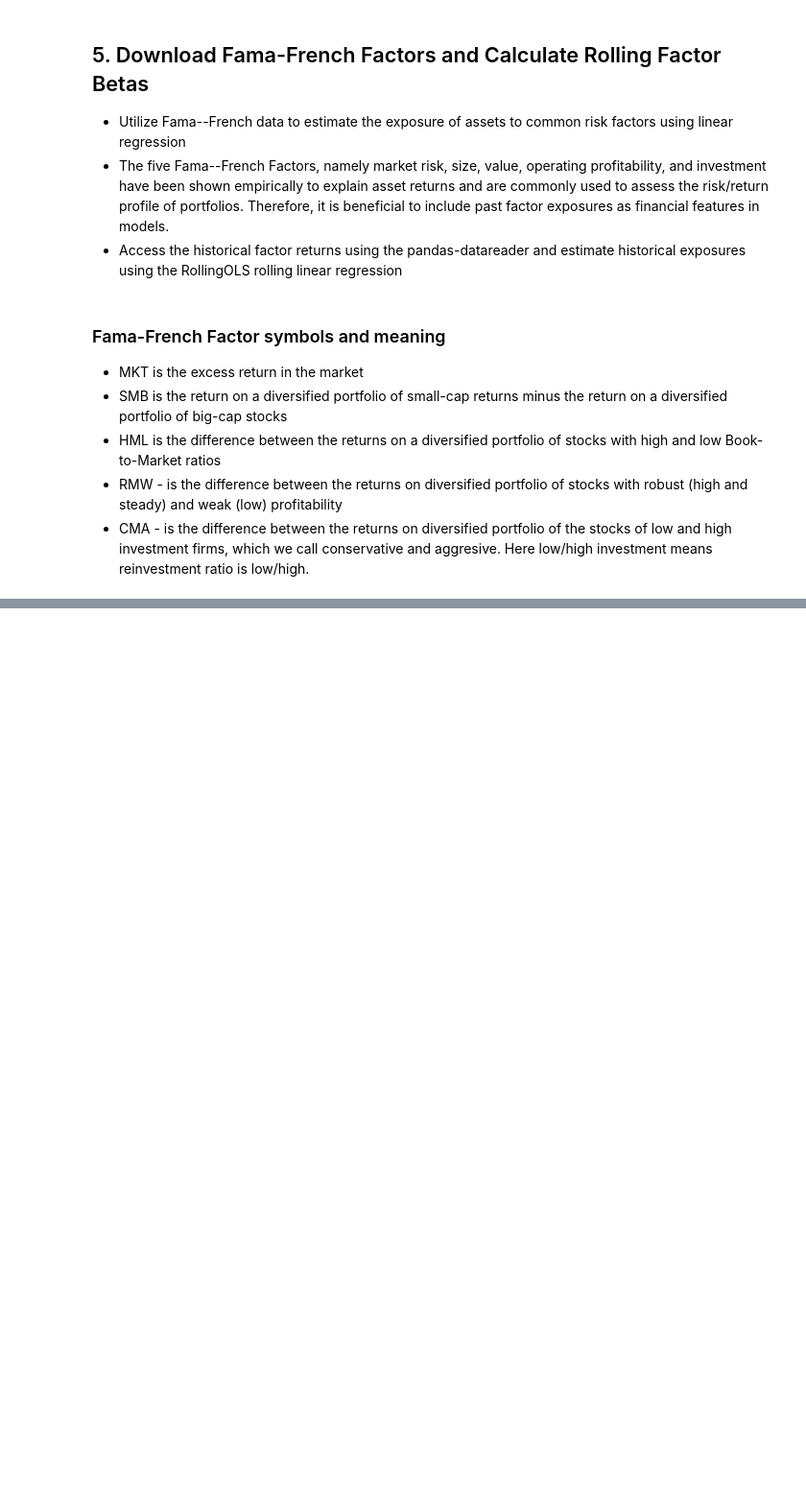
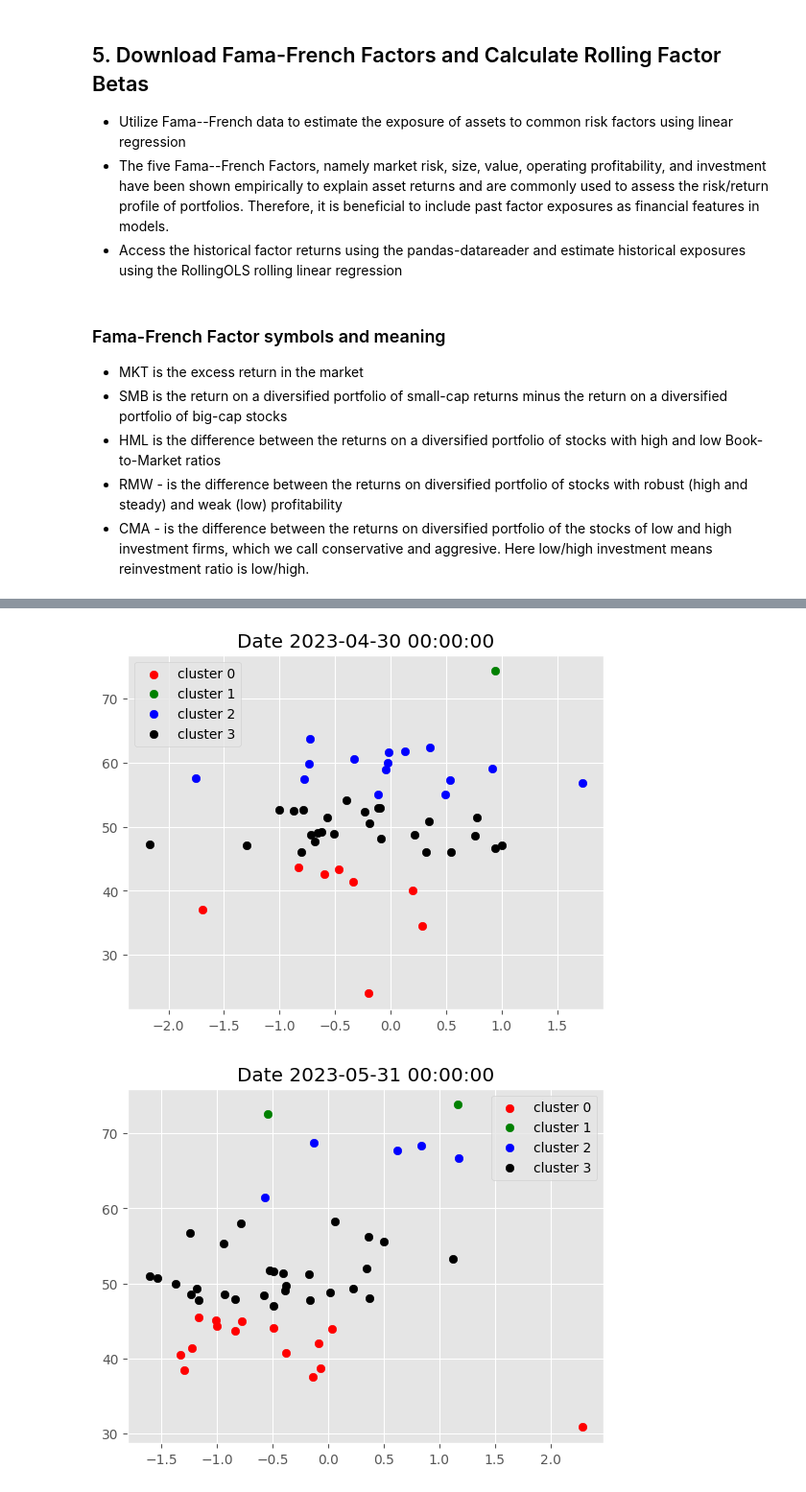
Before and after one commit to amm7903/NZX50, a Jupyter notebook: nzx50_attempt_2.ipynb, the cells around one changed output, grey strips where cells are left out. Shown at 96% size. Cells and saved outputs as stored; diff of their text form; code cells hidden in the pictures; blank space fills up the shorter version.

```diff
--- a/nzx50_attempt_2.ipynb
+++ b/nzx50_attempt_2.ipynb
@@ -296,0 +363,13 @@ data
+# %%
+# After imputing data, there is only 1 year of data left
+from sklearn.cluster import KMeans
+
+def get_clusters(df):
+    df['cluster'] = KMeans(n_clusters=4,
+                           random_state=0,
+                           init=initial_centroids).fit(df).labels_
+    return df
+
+data = data.dropna().groupby('date', group_keys=False).apply(get_clusters)
+
+data
@@ -296,0 +394,29 @@ data
+# %%
+def plot_clusters(data):
+
+    cluster_0 = data[data['cluster']==0]
+    cluster_1 = data[data['cluster']==1]
+    cluster_2 = data[data['cluster']==2]
+    cluster_3 = data[data['cluster']==3]
+
+    plt.scatter(cluster_0.iloc[:,5] , cluster_0.iloc[:,1] , color = 'red', label='cluster 0')
+    plt.scatter(cluster_1.iloc[:,5] , cluster_1.iloc[:,1] , color = 'green', label='cluster 1')
+    plt.scatter(cluster_2.iloc[:,5] , cluster_2.iloc[:,1] , color = 'blue', label='cluster 2')
+    plt.scatter(cluster_3.iloc[:,5] , cluster_3.iloc[:,1] , color = 'black', label='cluster 3')
+
+    plt.legend()
+    plt.show()
+    return
+# %%
+plt.style.use('ggplot')
+
+for i in data.index.get_level_values('date').unique().tolist():
+
+    g = data.xs(i, level=0)
+
+    plt.title(f'Date {i}')
+
+    plot_clusters(g)
+# %% [output]
+[figure, added]
+[figure, added]
```
Also changed, not shown: parts of 30 cells of this notebook.
